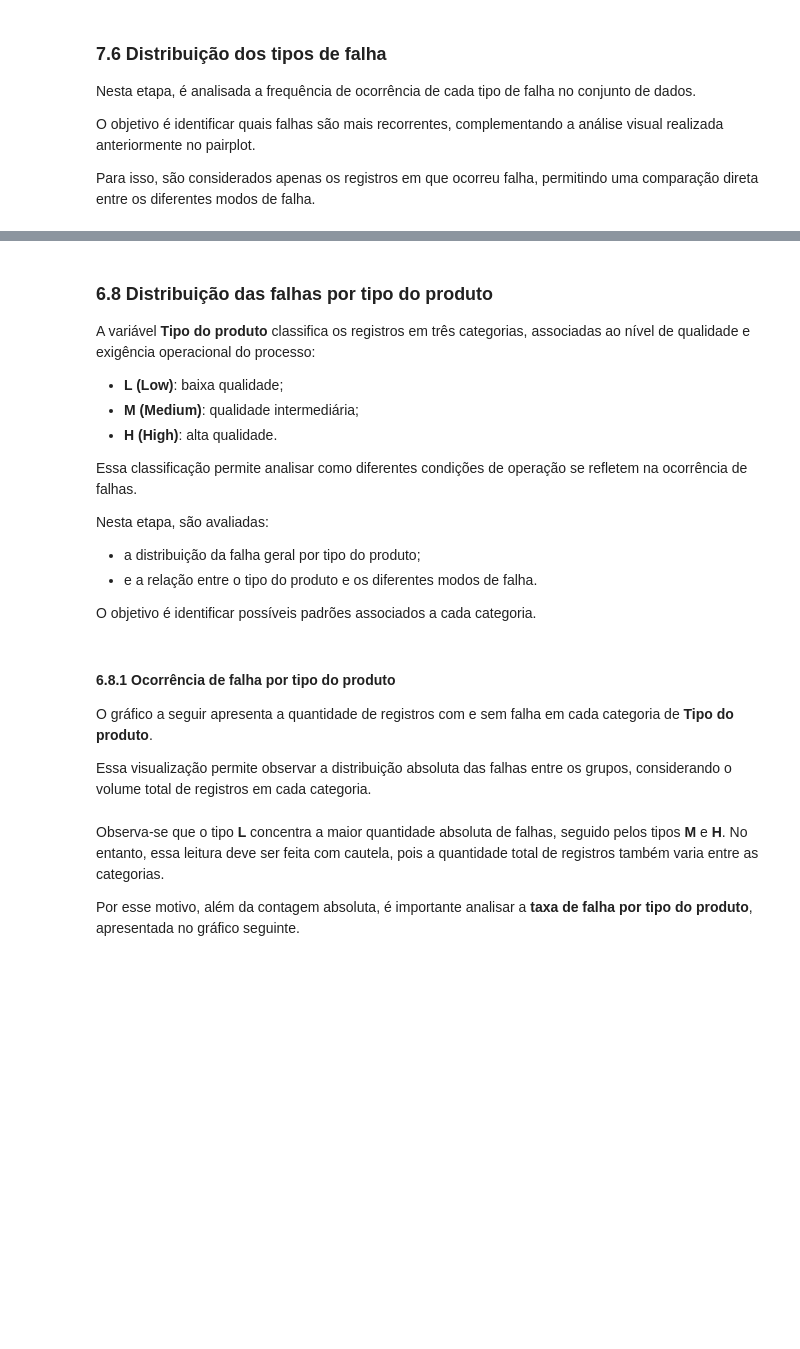
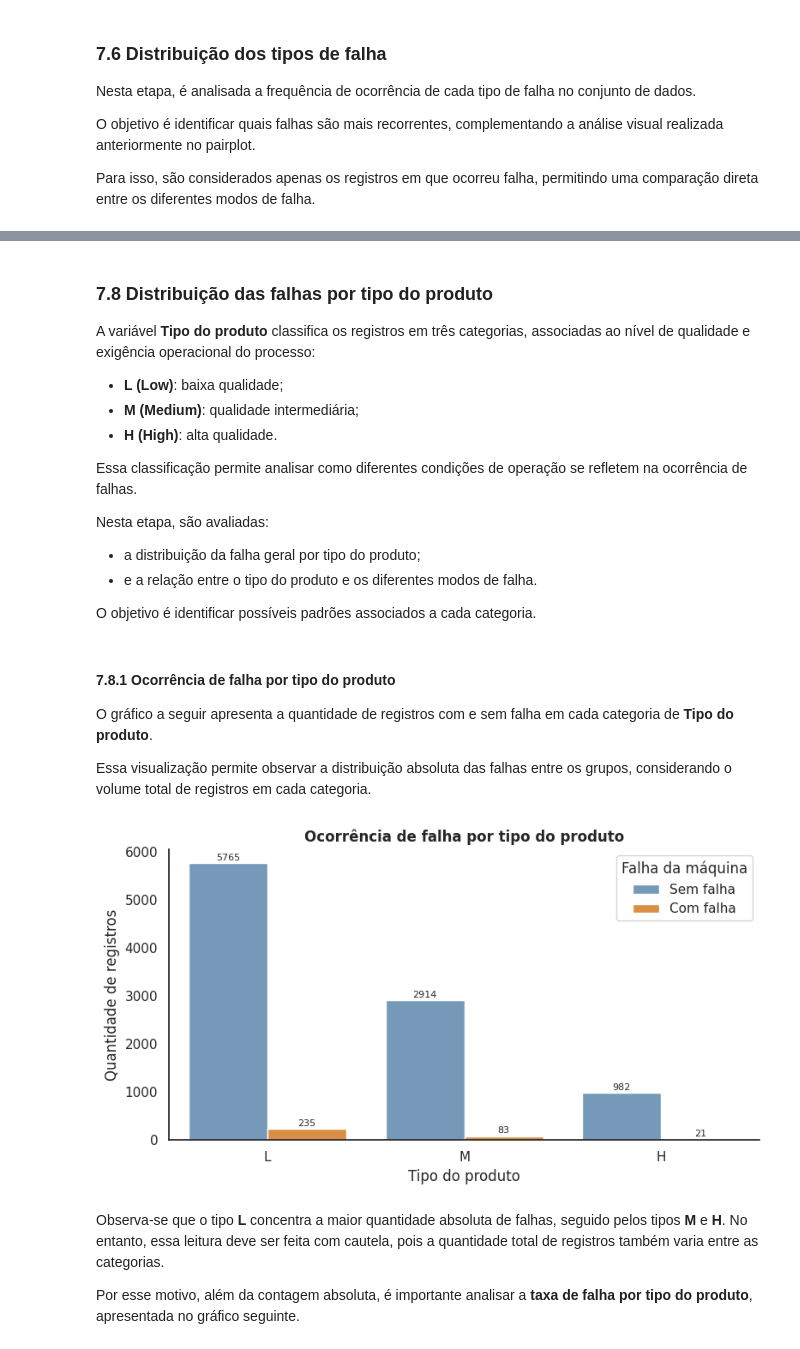
Before and after one commit to thaygorh/Analise-de-Dados-e-Boas-Praticas, a Jupyter notebook: mvp-analise-dados-e-boas-praticas.ipynb, the cells around one changed output, grey strips where cells are left out. Cells and saved outputs as stored; diff of their text form; code cells hidden in the pictures; blank space fills up the shorter version.

```diff
--- a/mvp-analise-dados-e-boas-praticas.ipynb
+++ b/mvp-analise-dados-e-boas-praticas.ipynb
@@ -1100,5 +1018,5 @@ Essa análise reforça a necessidade de abordagens multivariadas nas etapas segu
 # %% [markdown]
-### 6.8 Distribuição das falhas por tipo do produto
+### 7.8 Distribuição das falhas por tipo do produto
 
 A variável **Tipo do produto** classifica os registros em três categorias, associadas ao nível de qualidade e exigência operacional do processo:
 
@@ -1109,12 +1027,13 @@ A variável **Tipo do produto** classifica os registros em três categorias, ass
 Essa classificação permite analisar como diferentes condições de operação se refletem na ocorrência de falhas.
 
 Nesta etapa, são avaliadas:
+
 - a distribuição da falha geral por tipo do produto;
 - e a relação entre o tipo do produto e os diferentes modos de falha.
 
 O objetivo é identificar possíveis padrões associados a cada categoria.
 # %% [markdown]
-#### 6.8.1 Ocorrência de falha por tipo do produto
+#### 7.8.1 Ocorrência de falha por tipo do produto
 
 O gráfico a seguir apresenta a quantidade de registros com e sem falha em cada categoria de **Tipo do produto**.
 
@@ -1123,39 +1042,38 @@ Essa visualização permite observar a distribuição absoluta das falhas entre
 ordem_tipo = ['L', 'M', 'H']
 
 plt.figure(figsize=(8, 4.5))
 
 ax = sns.countplot(
     data=df_analysis,
     x='Tipo do produto',
     hue='Falha da máquina',
     order=ordem_tipo,
-    palette=['#6B9AC4', '#F28E2B']  # azul suave + laranja destaque
+    palette=['#6B9AC4', '#F28E2B']
 )
 
 ax.set_title('Ocorrência de falha por tipo do produto', fontsize=12, weight='bold')
 ax.set_xlabel('Tipo do produto')
 ax.set_ylabel('Quantidade de registros')
 
-# legenda ajustada
-handles, labels = ax.get_legend_handles_labels()
-ax.legend(handles, ['Sem falha', 'Com falha'], title='Falha da máquina')
+ax.legend(title='Falha da máquina', labels=['Sem falha', 'Com falha'])
 
-# valores nas barras
 for p in ax.patches:
     height = p.get_height()
     if height > 0:
         ax.annotate(
             f'{int(height)}',
-            (p.get_x() + p.get_width() / 2, height),
+            (p.get_x() + p.get_width() / 2, height + 20),
             ha='center',
             va='bottom',
             fontsize=8
         )
 
 sns.despine()
 plt.grid(False)
 plt.tight_layout()
 plt.show()
+# %% [output]
+[figure, added]
 # %% [markdown]
 Observa-se que o tipo **L** concentra a maior quantidade absoluta de falhas, seguido pelos tipos **M** e **H**. No entanto, essa leitura deve ser feita com cautela, pois a quantidade total de registros também varia entre as categorias.
 
```
Also changed, not shown: parts of 14 cells of this notebook.
